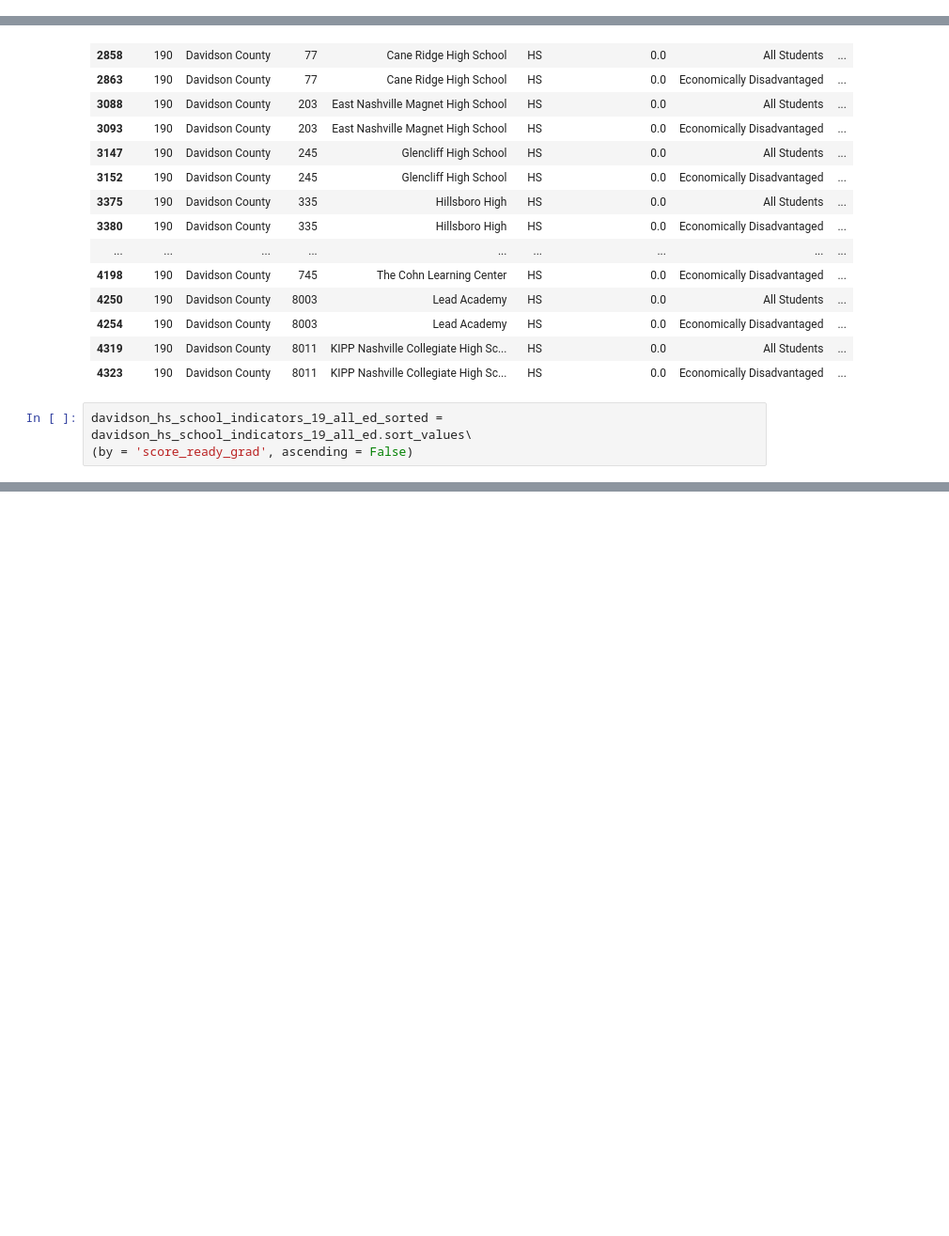
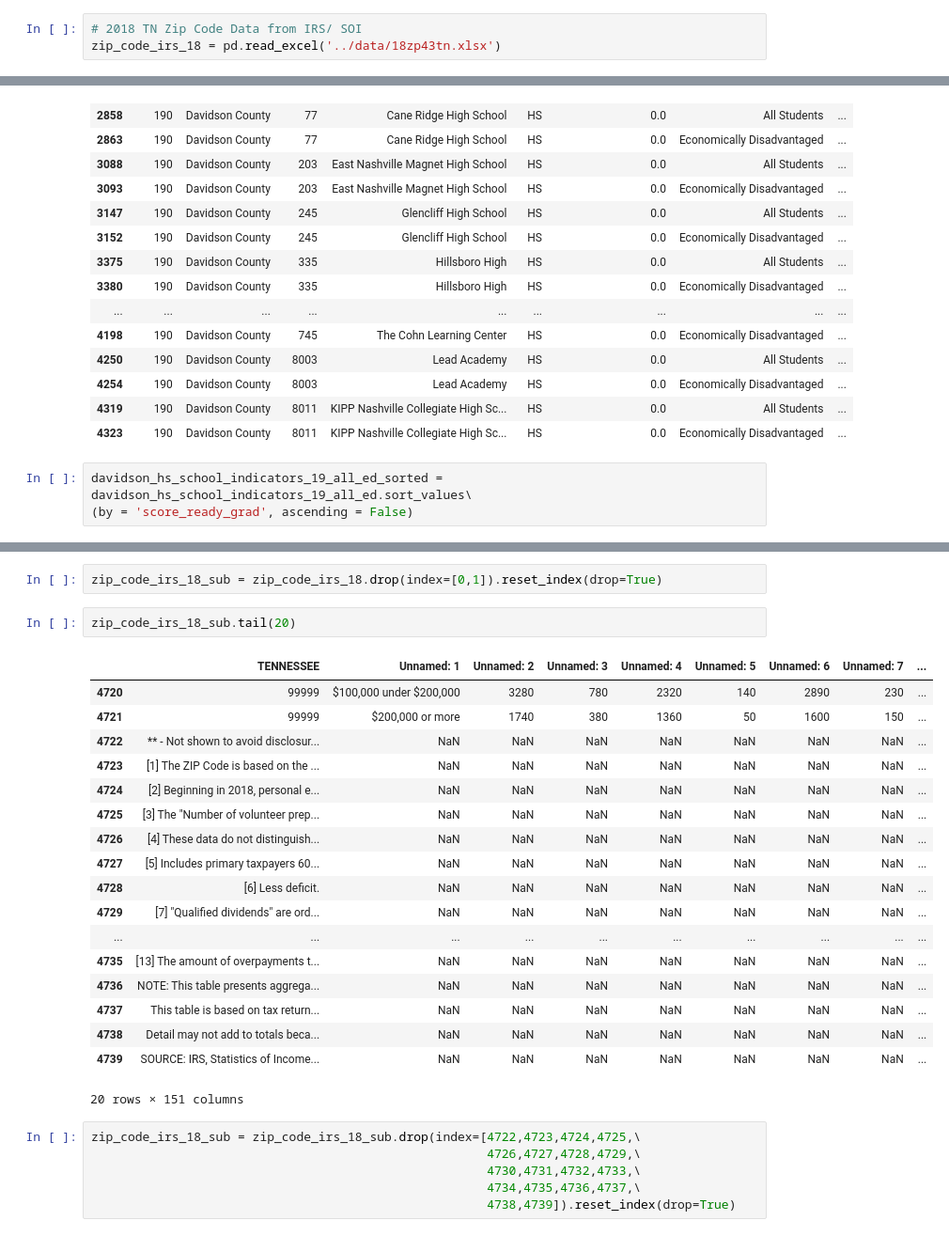
Before and after one commit to CalebAutry/capstone, a Jupyter notebook: notebooks/capstone.ipynb, the cells around one changed output, grey strips where cells are left out. Shown at 94% size. Saved outputs shown, nothing was run; the diff lists cells and outputs as text; blank space fills up the shorter version.

```diff
--- a/notebooks/capstone.ipynb
+++ b/notebooks/capstone.ipynb
@@ -35,6 +35,9 @@ act_19 = pd.read_csv('../data/ACT_district_suppressed_2020.csv')
 # %%
 # TN School Indicator Scores by District
 school_indicators_19 = pd.read_csv('../data/school_indicator_scores_suppressed.csv')
+# %%
+# 2018 TN Zip Code Data from IRS/ SOI
+zip_code_irs_18 = pd.read_excel('../data/18zp43tn.xlsx')
 # %% [markdown]
 ### MNPS Exploration
 # %%
@@ -1009,0 +1038,29 @@ plt.xticks(rotation=45,
+# %%
+zip_code_irs_18_sub = zip_code_irs_18.drop(index=[0,1]).reset_index(drop=True)
+# %%
+zip_code_irs_18_sub.tail(20)
+# %% [output]
+|  | TENNESSEE | Unnamed: 1 | Unnamed: 2 | Unnamed: 3 | Unnamed: 4 | Unnamed: 5 | Unnamed: 6 | Unnamed: 7 | ... |
+| 4720 | 99999 | $100,000 under $200,000 | 3280 | 780 | 2320 | 140 | 2890 | 230 | ... |
+| 4721 | 99999 | $200,000 or more | 1740 | 380 | 1360 | 50 | 1600 | 150 | ... |
+| 4722 | ** - Not shown to avoid disclosur... | NaN | NaN | NaN | NaN | NaN | NaN | NaN | ... |
+| 4723 | [1] The ZIP Code is based on the ... | NaN | NaN | NaN | NaN | NaN | NaN | NaN | ... |
+| 4724 | [2] Beginning in 2018, personal e... | NaN | NaN | NaN | NaN | NaN | NaN | NaN | ... |
+| 4725 | [3] The "Number of volunteer prep... | NaN | NaN | NaN | NaN | NaN | NaN | NaN | ... |
+| 4726 | [4] These data do not distinguish... | NaN | NaN | NaN | NaN | NaN | NaN | NaN | ... |
+| 4727 | [5] Includes primary taxpayers 60... | NaN | NaN | NaN | NaN | NaN | NaN | NaN | ... |
+| 4728 | [6] Less deficit. | NaN | NaN | NaN | NaN | NaN | NaN | NaN | ... |
+| 4729 | [7] "Qualified dividends" are ord... | NaN | NaN | NaN | NaN | NaN | NaN | NaN | ... |
+| ... | ... | ... | ... | ... | ... | ... | ... | ... | ... |
+| 4735 | [13] The amount of overpayments t... | NaN | NaN | NaN | NaN | NaN | NaN | NaN | ... |
+| 4736 | NOTE: This table presents aggrega... | NaN | NaN | NaN | NaN | NaN | NaN | NaN | ... |
+| 4737 | This table is based on tax return... | NaN | NaN | NaN | NaN | NaN | NaN | NaN | ... |
+| 4738 | Detail may not add to totals beca... | NaN | NaN | NaN | NaN | NaN | NaN | NaN | ... |
+| 4739 | SOURCE: IRS, Statistics of Income... | NaN | NaN | NaN | NaN | NaN | NaN | NaN | ... |
+20 rows × 151 columns
+# %%
+zip_code_irs_18_sub = zip_code_irs_18_sub.drop(index=[4722,4723,4724,4725,\
+                                                      4726,4727,4728,4729,\
+                                                      4730,4731,4732,4733,\
+                                                      4734,4735,4736,4737,\
+                                                      4738,4739]).reset_index(drop=True)
```
Also changed, not shown: parts of 30 cells of this notebook.
